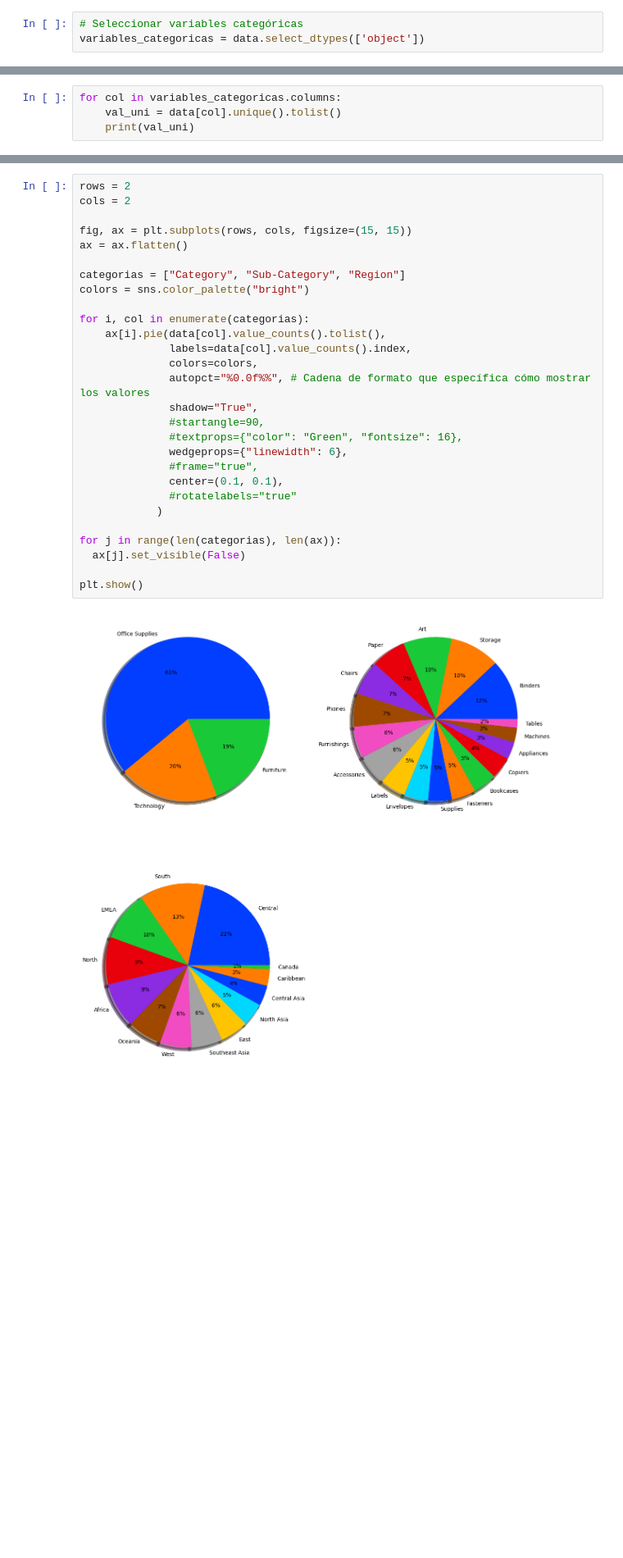
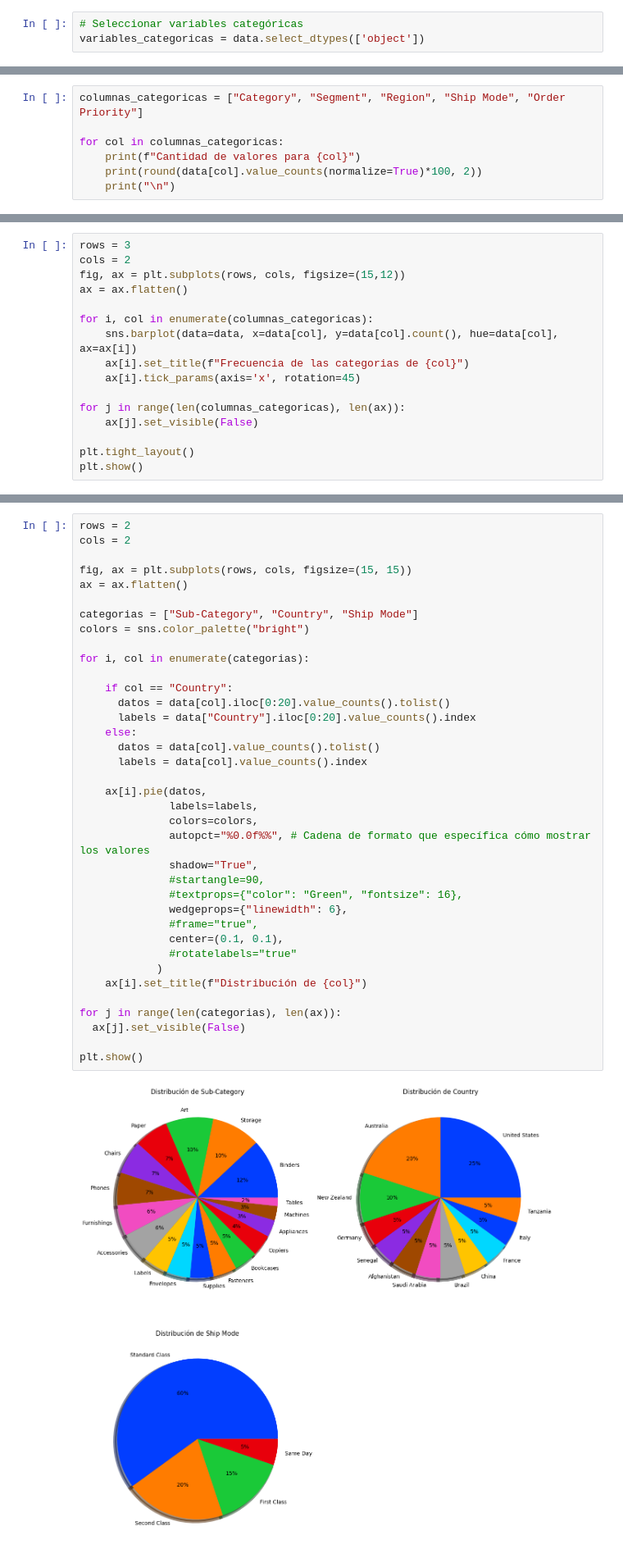
Before and after one commit to Leoga93/sistema-recomendaci-n, a Jupyter notebook: notebooks/01_data_exploration.ipynb, the cells around one changed output, grey strips where cells are left out. Shown at 82% size. Saved outputs shown, nothing was run; the diff lists cells and outputs as text; blank space fills up the shorter version.

```diff
--- a/notebooks/01_data_exploration.ipynb
+++ b/notebooks/01_data_exploration.ipynb
@@ -371,4 +357,0 @@ plt.show()
-# %%
-for col in variables_categoricas.columns:
-    val_uni = data[col].unique().tolist()
-    print(val_uni)
@@ -376,0 +369,7 @@ for col in variables_categoricas.columns:
+# %%
+columnas_categoricas = ["Category", "Segment", "Region", "Ship Mode", "Order Priority"]
+
+for col in columnas_categoricas:
+    print(f"Cantidad de valores para {col}")
+    print(round(data[col].value_counts(normalize=True)*100, 2))
+    print("\n")
@@ -376,0 +394,16 @@ for col in variables_categoricas.columns:
+# %%
+rows = 3
+cols = 2
+fig, ax = plt.subplots(rows, cols, figsize=(15,12))
+ax = ax.flatten()
+
+for i, col in enumerate(columnas_categoricas):
+    sns.barplot(data=data, x=data[col], y=data[col].count(), hue=data[col], ax=ax[i])
+    ax[i].set_title(f"Frecuencia de las categorias de {col}")
+    ax[i].tick_params(axis='x', rotation=45)
+
+for j in range(len(columnas_categoricas), len(ax)):
+    ax[j].set_visible(False)
+
+plt.tight_layout()
+plt.show()
@@ -377,30 +419,39 @@ for col in variables_categoricas.columns:
 # %%
 rows = 2
 cols = 2
 
 fig, ax = plt.subplots(rows, cols, figsize=(15, 15))
 ax = ax.flatten()
 
-categorias = ["Category", "Sub-Category", "Region"]
+categorias = ["Sub-Category", "Country", "Ship Mode"]
 colors = sns.color_palette("bright")
 
 for i, col in enumerate(categorias):
-    ax[i].pie(data[col].value_counts().tolist(),
-              labels=data[col].value_counts().index,
+
+    if col == "Country":
+      datos = data[col].iloc[0:20].value_counts().tolist()
+      labels = data["Country"].iloc[0:20].value_counts().index
+    else:
+      datos = data[col].value_counts().tolist()
+      labels = data[col].value_counts().index
+
+    ax[i].pie(datos,
+              labels=labels,
               colors=colors,
               autopct="%0.0f%%", # Cadena de formato que específica cómo mostrar los valores
               shadow="True",
               #startangle=90,
               #textprops={"color": "Green", "fontsize": 16},
               wedgeprops={"linewidth": 6},
               #frame="true",
               center=(0.1, 0.1),
               #rotatelabels="true"
             )
+    ax[i].set_title(f"Distribución de {col}")
 
 for j in range(len(categorias), len(ax)):
   ax[j].set_visible(False)
 
 plt.show()
 # %% [output]
-[figure, old version]
+[figure, new version]
```
Also changed, not shown: parts of 29 cells of this notebook, 18 other files.
